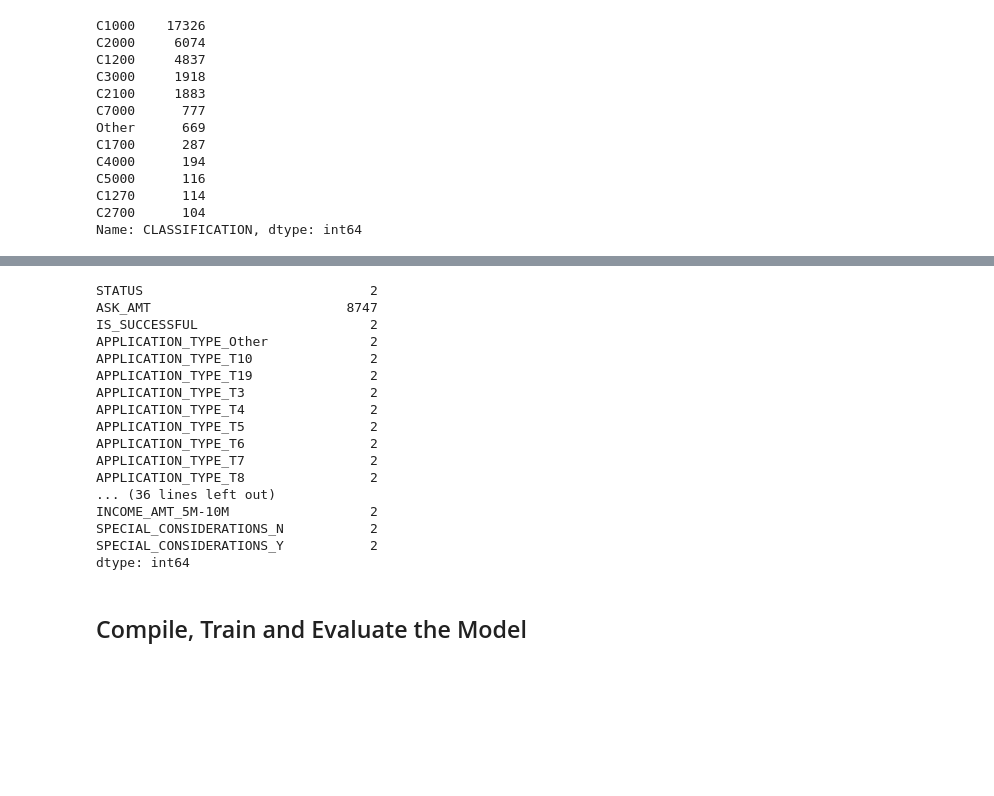
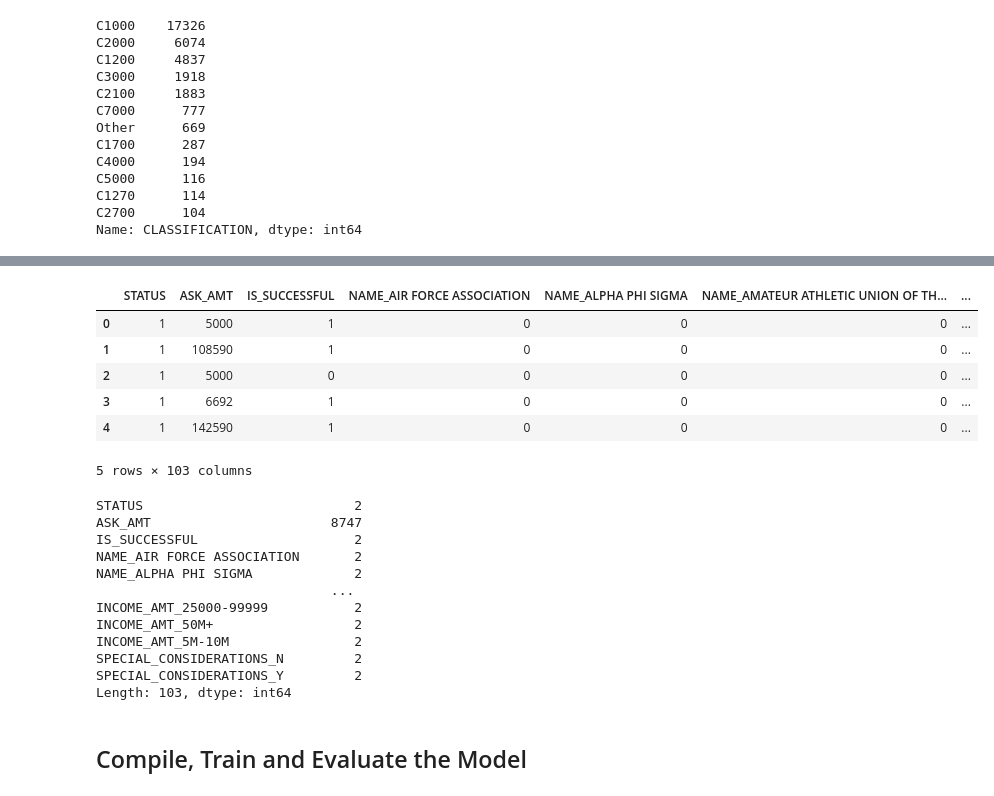
Before and after one commit to JarvisMoy-Student/Deep_Learning, a Jupyter notebook: Alphabet_Optimization.ipynb, the cells around one changed output, grey strips where cells are left out. Drawn from its saved outputs; the diff is of its cells as text; code cells hidden in the pictures; blank space fills up the shorter version.

```diff
--- a/Alphabet_Optimization.ipynb
+++ b/Alphabet_Optimization.ipynb
@@ -20,7 +20,7 @@ application_df.head()
 | 4 | 10556103 | GENETIC RESEARCH INSTITUTE OF THE... | T3 | Independent | C1000 | Heathcare | Trust | 1 | ... |
 # %%
 # Drop the non-beneficial ID columns, 'EIN' and 'NAME'.
-application_df = application_df.drop(['EIN', 'NAME'], axis=1)
+application_df = application_df.drop(['EIN'], axis=1)
 # %%
 # Determine the number of unique values in each column.
 unique_values = application_df.nunique()
@@ -158,3 +159,7 @@ C5000      116
 C1270      114
 C2700      104
 Name: CLASSIFICATION, dtype: int64
+# %%
+# Look at NAME value counts for binning
+NAMEcounts = application_df['NAME'].value_counts()
+NAMEcounts
@@ -160,0 +179,15 @@ Name: CLASSIFICATION, dtype: int64
+# %%
+# Choose a cutoff value and create a list of names to be replaced
+
+cutoff_value = 50
+
+# use the variable name `classifications_to_replace`
+names_to_replace = list(NAMEcounts[NAMEcounts < cutoff_value].index)
+
+
+# Replace in dataframe
+for name in names_to_replace:
+    application_df['NAME'] = application_df['NAME'].replace(name,"Other")
+
+# Check to make sure binning was successful
+application_df['NAME'].value_counts()
@@ -161,28 +212,33 @@ Name: CLASSIFICATION, dtype: int64
 # %%
 # Convert categorical data to numeric with `pd.get_dummies`
 app_df = pd.get_dummies(application_df)
+
+app_df.head()
+# %% [output]
+|  | STATUS | ASK_AMT | IS_SUCCESSFUL | NAME_AIR FORCE ASSOCIATION | NAME_ALPHA PHI SIGMA | NAME_AMATEUR ATHLETIC UNION OF TH... | ... |
+| 0 | 1 | 5000 | 1 | 0 | 0 | 0 | ... |
+| 1 | 1 | 108590 | 1 | 0 | 0 | 0 | ... |
+| 2 | 1 | 5000 | 0 | 0 | 0 | 0 | ... |
+| 3 | 1 | 6692 | 1 | 0 | 0 | 0 | ... |
+| 4 | 1 | 142590 | 1 | 0 | 0 | 0 | ... |
+5 rows × 103 columns
 # %%
 unique_valuesS = app_df.nunique()
 
 unique_valuesS
 # %% [output]
-STATUS                             2
-ASK_AMT                         8747
-IS_SUCCESSFUL                      2
-APPLICATION_TYPE_Other             2
-APPLICATION_TYPE_T10               2
-APPLICATION_TYPE_T19               2
-APPLICATION_TYPE_T3                2
-APPLICATION_TYPE_T4                2
-APPLICATION_TYPE_T5                2
-APPLICATION_TYPE_T6                2
-APPLICATION_TYPE_T7                2
-APPLICATION_TYPE_T8                2
-... (36 lines left out)
-INCOME_AMT_5M-10M                  2
-SPECIAL_CONSIDERATIONS_N           2
-SPECIAL_CONSIDERATIONS_Y           2
-dtype: int64
+STATUS                           2
+ASK_AMT                       8747
+IS_SUCCESSFUL                    2
+NAME_AIR FORCE ASSOCIATION       2
+NAME_ALPHA PHI SIGMA             2
+                              ...
+INCOME_AMT_25000-99999           2
+INCOME_AMT_50M+                  2
+INCOME_AMT_5M-10M                2
+SPECIAL_CONSIDERATIONS_N         2
+SPECIAL_CONSIDERATIONS_Y         2
+Length: 103, dtype: int64
 # %%
 # Split our preprocessed data into our features and target arrays
 X = app_df.drop('IS_SUCCESSFUL', axis=1).values
```
Also changed, not shown: parts of 7 cells of this notebook, 1 other file.
